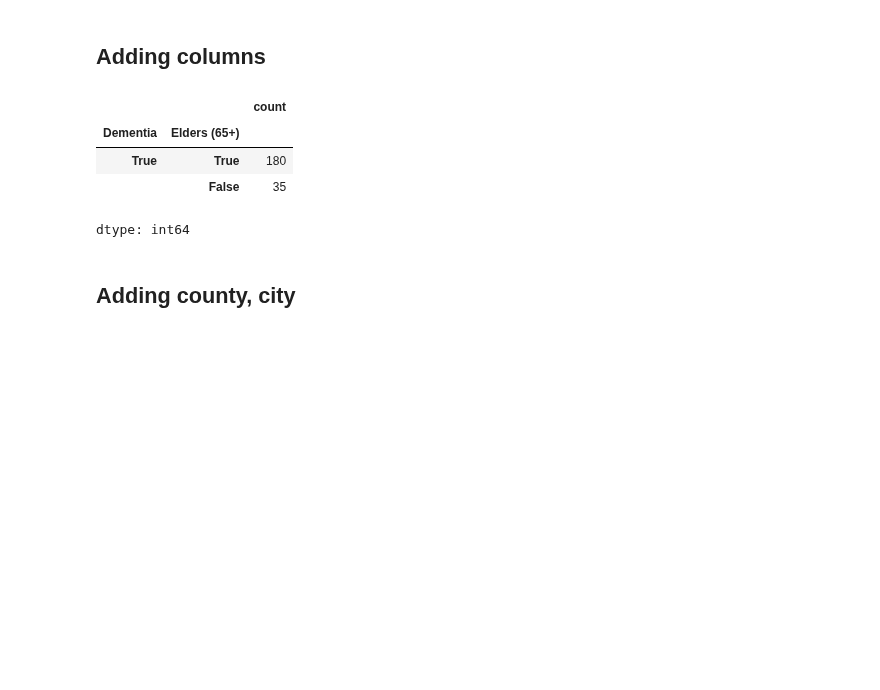
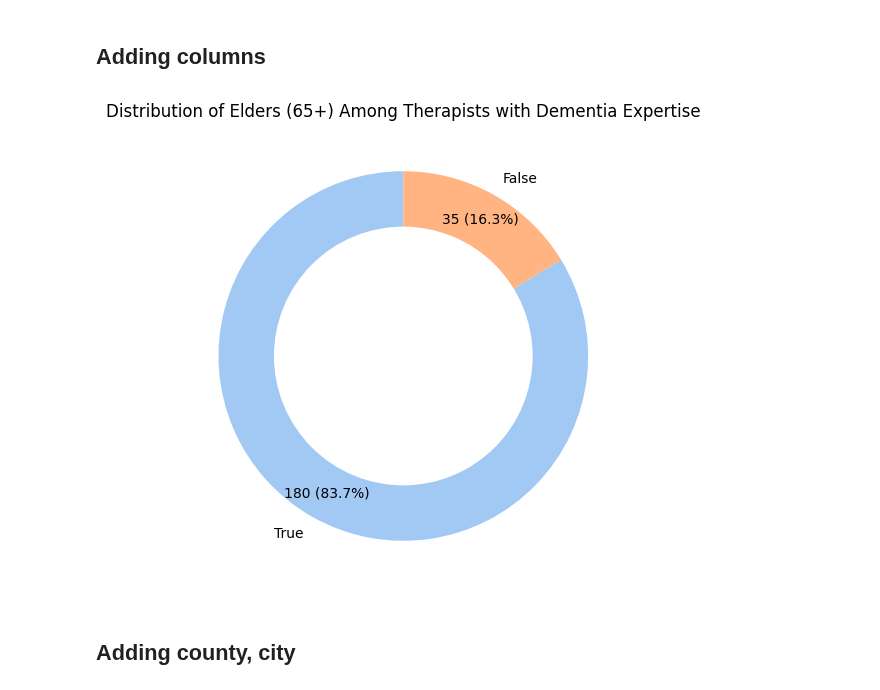
Before and after one commit to pallavmarch/Psychologytoday-therapist-analysis, a Jupyter notebook: psychologytoday_webscraping_dataset_analysis.ipynb, the cells around one changed output. Drawn from its saved outputs; the diff is of its cells as text; code cells hidden in the pictures; blank space fills up the shorter version.

```diff
--- a/psychologytoday_webscraping_dataset_analysis.ipynb
+++ b/psychologytoday_webscraping_dataset_analysis.ipynb
@@ -32,14 +32,41 @@ df['Autism'] = df['Expertise'].str.lower().str.contains('autism') | df['Top Spec
 df['Depression'] = df['Expertise'].str.lower().str.contains('depression') | df['Top Specialties'].str.lower().str.contains('depression')
 df['Elders (65+)']=df['Age'].str.lower().str.contains('elders')
 df['ZIP Code']=df['ZIP Code'].astype(int)
-# %%
-df[df['Dementia'] == True][['Dementia', 'Elders (65+)']].value_counts()
-# %% [output]
-|  |  | count |
-| Dementia | Elders (65+) |  |
-| True | True | 180 |
-|  | False | 35 |
-dtype: int64
+# %%
+import matplotlib.pyplot as plt
+import seaborn as sns
+
+# Extract relevant data
+data = df[df['Dementia'] == True]['Elders (65+)'].value_counts()
+
+# Labels and sizes
+labels = data.index
+sizes = data.values
+
+# Define color palette
+colors = sns.color_palette("pastel", len(labels))
+
+# Create the figure and axis
+fig, ax = plt.subplots(figsize=(6, 6))
+
+# Create the donut chart
+wedges, texts, autotexts = ax.pie(
+    sizes, labels=labels, startangle=90, pctdistance=0.85, colors=colors,
+    autopct=lambda p: f'{int(round(p * sum(sizes) / 100))} ({p:.1f}%)',  # Show value + percentage
+    textprops={'fontsize': 10}
+)
+
+# Draw a circle in the center to create a donut effect
+centre_circle = plt.Circle((0, 0), 0.70, fc='white')
+ax.add_artist(centre_circle)
+
+# Set title
+plt.title('Distribution of Elders (65+) Among Therapists with Dementia Expertise')
+
+# Show plot
+plt.show()
+# %% [output]
+[figure, added]
 # %% [markdown]
 ## Adding county, city
 # %%
```
Also changed, not shown: parts of 1 cell of this notebook.
